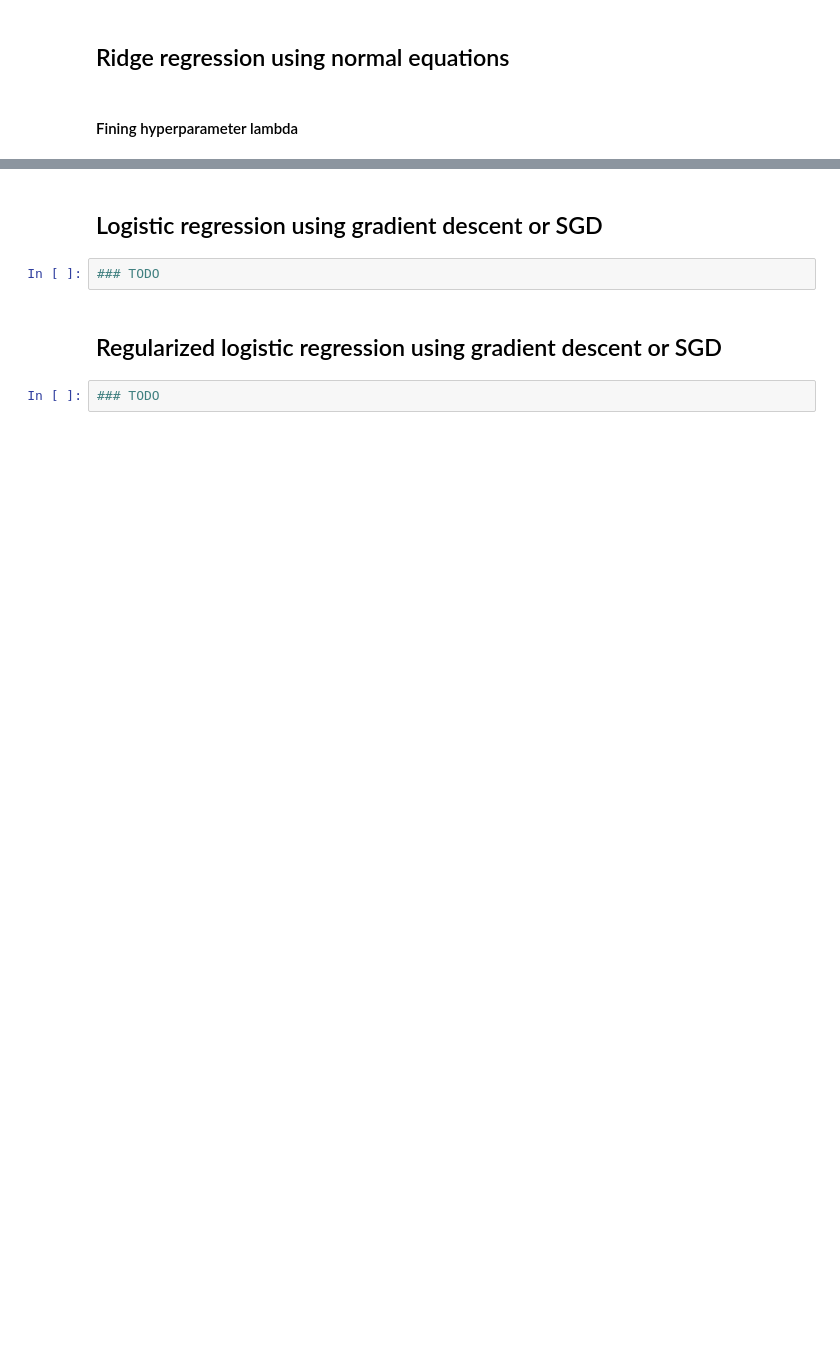
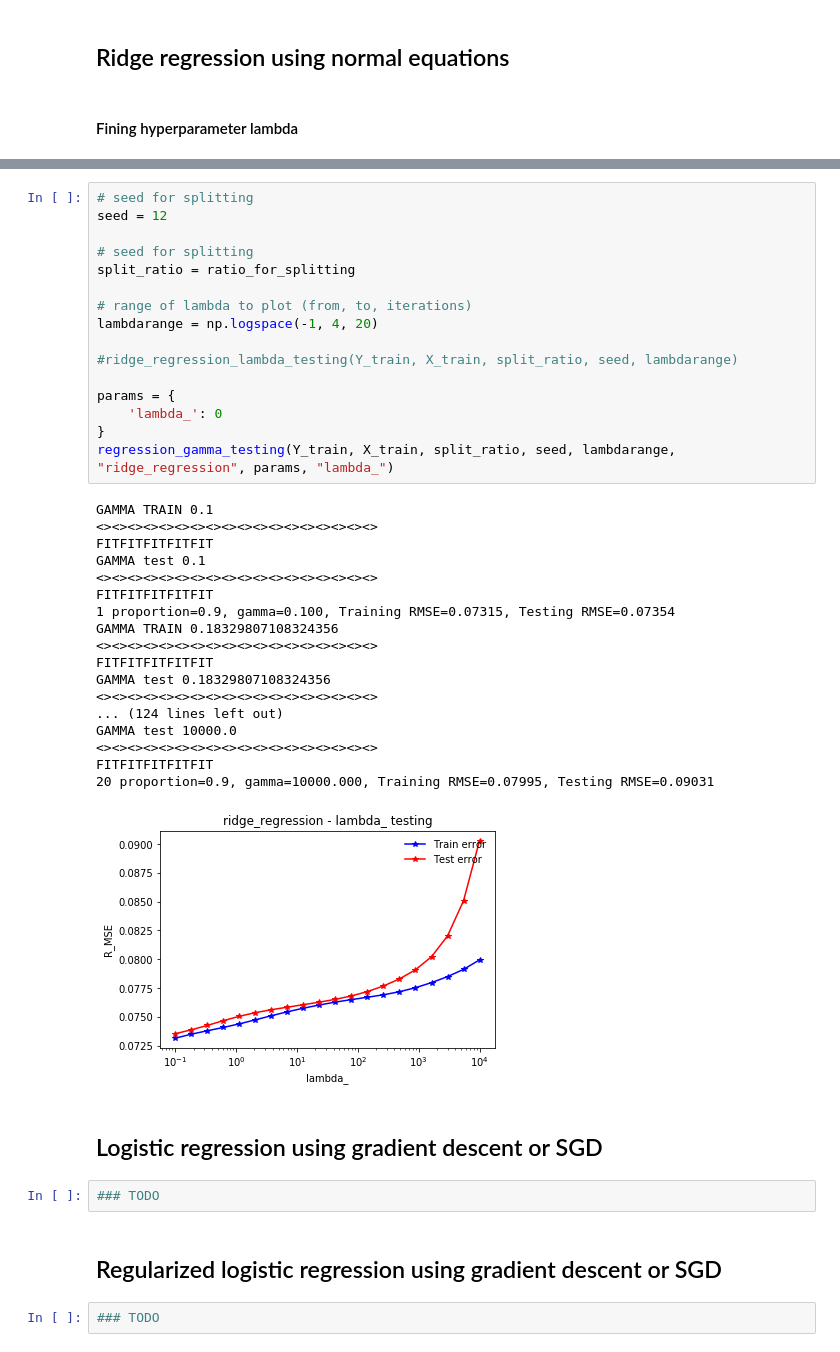
Before and after one commit to lostinstaches/HiggsBosonChallengeCERN, a Jupyter notebook: book.ipynb, the cells around one changed output, grey strips where cells are left out. Saved outputs shown, nothing was run; the diff lists cells and outputs as text; blank space fills up the shorter version.

```diff
--- a/book.ipynb
+++ b/book.ipynb
@@ -186,3 +217,38 @@ ridge_regression_lambda_testing(Y_train, X_train, split_ratio, seed, lambdarange
+# %%
+# seed for splitting
+seed = 12
+
+# seed for splitting
+split_ratio = ratio_for_splitting
+
+# range of lambda to plot (from, to, iterations)
+lambdarange = np.logspace(-1, 4, 20)
+
+#ridge_regression_lambda_testing(Y_train, X_train, split_ratio, seed, lambdarange)
+
+params = {
+    'lambda_': 0
+}
+regression_gamma_testing(Y_train, X_train, split_ratio, seed, lambdarange, "ridge_regression", params, "lambda_")
+# %% [output]
+GAMMA TRAIN 0.1
+<><><><><><><><><><><><><><><><><><>
+FITFITFITFITFIT
+GAMMA test 0.1
+<><><><><><><><><><><><><><><><><><>
+FITFITFITFITFIT
+1 proportion=0.9, gamma=0.100, Training RMSE=0.07315, Testing RMSE=0.07354
+GAMMA TRAIN 0.18329807108324356
+<><><><><><><><><><><><><><><><><><>
+FITFITFITFITFIT
+GAMMA test 0.18329807108324356
+<><><><><><><><><><><><><><><><><><>
+... (124 lines left out)
+GAMMA test 10000.0
+<><><><><><><><><><><><><><><><><><>
+FITFITFITFITFIT
+20 proportion=0.9, gamma=10000.000, Training RMSE=0.07995, Testing RMSE=0.09031
+[figure, added]
 # %% [markdown]
 ## Logistic regression using gradient descent or SGD
 # %%
```
Also changed, not shown: parts of 17 cells of this notebook, 2 other files.
